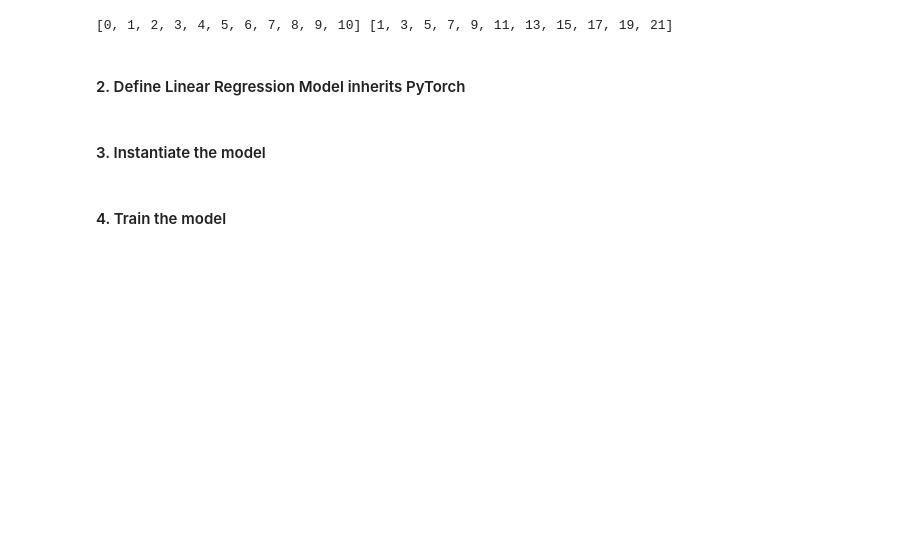
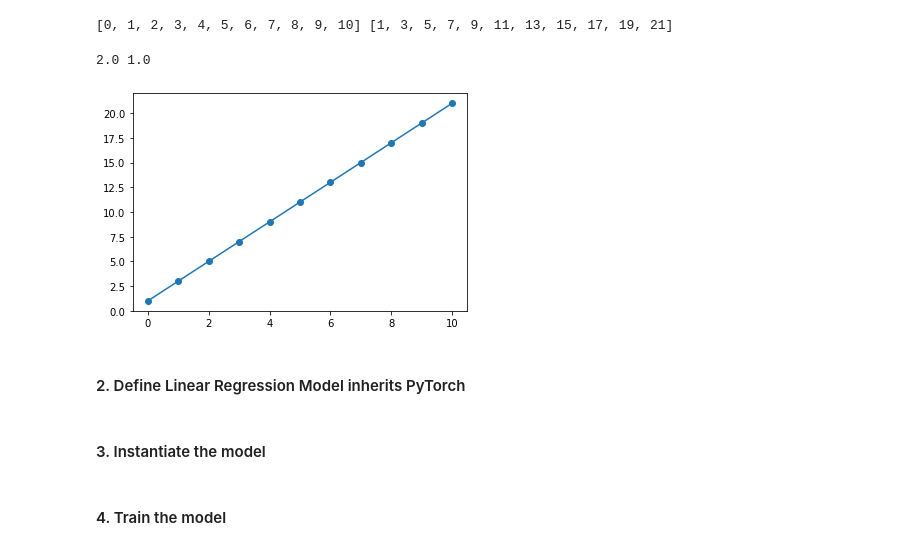
Before and after one commit to ramruntai/python_progamming, a Jupyter notebook: PyTorch_LinearRegression.ipynb, the cells around one changed output. Saved outputs shown, nothing was run; the diff lists cells and outputs as text; code cells hidden in the pictures; blank space fills up the shorter version.

```diff
--- a/PyTorch_LinearRegression.ipynb
+++ b/PyTorch_LinearRegression.ipynb
@@ -40,6 +60,25 @@ print(x_values, y_values)
 [0, 1, 2, 3, 4, 5, 6, 7, 8, 9, 10] [1, 3, 5, 7, 9, 11, 13, 15, 17, 19, 21]
 # %%
 print(x_train, y_train)
+# %%
+## Linear Regression with scipy
+import matplotlib.pyplot as plt
+from scipy import stats
+
+slope, y_intercept, r, p, std_err = stats.linregress(x_values, y_values)
+print(slope,y_intercept)
+
+def myfunc(x):
+  return slope * x + y_intercept
+
+mymodel = list(map(myfunc, x_values))
+
+plt.scatter(x_values, y_values)
+plt.plot(x_values, mymodel)
+plt.show()
+# %% [output]
+2.0 1.0
+[figure, added]
 # %% [markdown]
 #### 2. Define Linear Regression Model inherits PyTorch
 # %%
```
Also changed, not shown: parts of 8 cells of this notebook.
